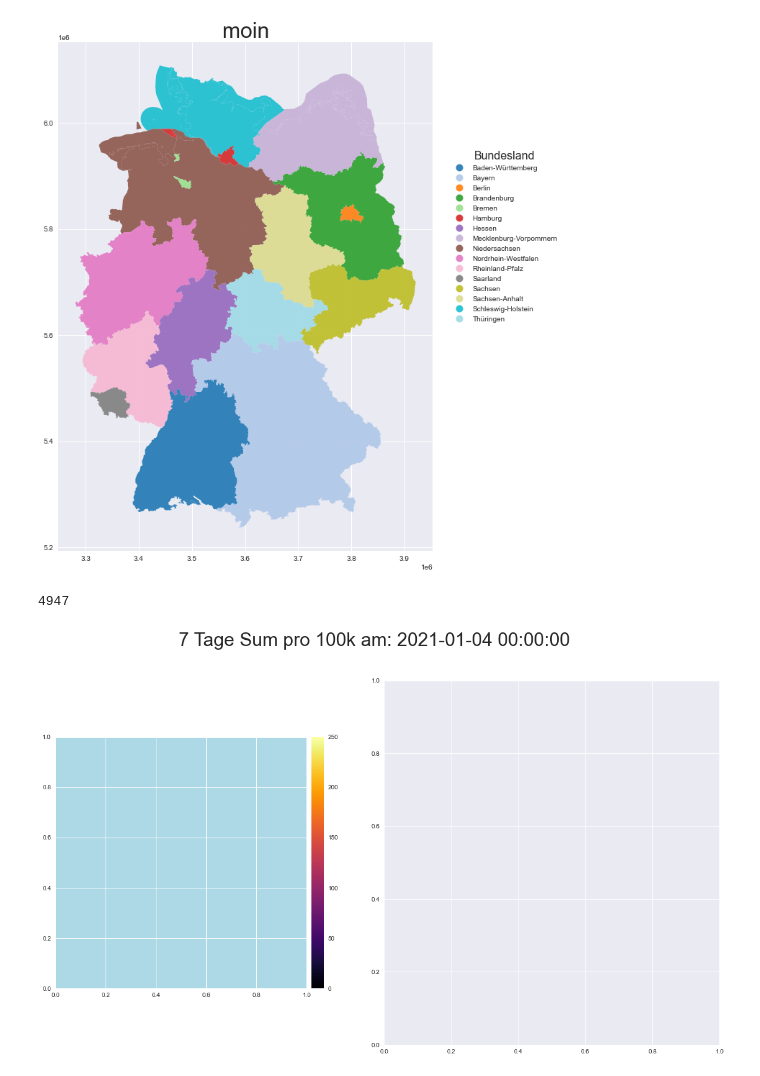
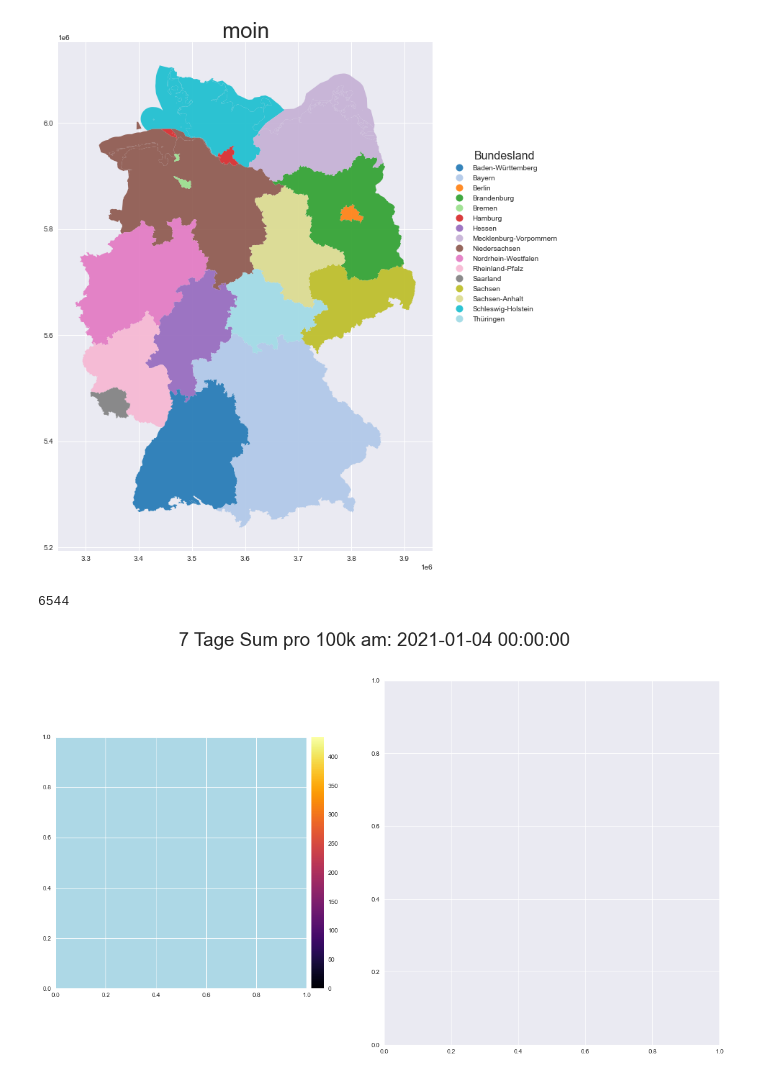
Before and after one commit to Alex-Adam25/python, a Jupyter notebook: map/bko-fix-memory-leak.ipynb, the cells around one changed output. Drawn from its saved outputs; the diff is of its cells as text; code cells hidden in the pictures.

```diff
--- a/map/bko-fix-memory-leak.ipynb
+++ b/map/bko-fix-memory-leak.ipynb
@@ -280,22 +257,22 @@ def save(name="img%03d.png",outname="out",fps=5,delete=True):
 # %%
 #Figur und Axen einmalig erstellen um sie wiederverwenden zu können
 fig, (ax_geo,ax_plt) = plt.subplots(1, 2, gridspec_kw={'width_ratios': [1, 1.25]},figsize=(19.2,10.8))
 divider = make_axes_locatable(ax_geo)
 cax_geo = divider.append_axes("right", size="5%", pad=0.1)
 
 
-tage=15
+tage=10
 datum_list_week,Bundeslaender_week,geoDaten_week,max_faelle_week=gen_geo_Data_week(shape_df,data,tage,scale=True)
 bund_week=np.flip(gen_bund_Data_week(data,tage))
 datum_list_week_flip=np.flip(datum_list_week)
 
 for i in tqdm(range(tage)):
     path=r".\img"+"\\"+f'imgweek{i:03}'+".png"
     draw_geo_Data_week_bund(fig,ax_geo,ax_plt,geoDaten,datum_list_week_flip[i],
-                            vmin=0, vmax=250,path=path,anfang_titel="7 Tage Sum pro 100k am",
+                            vmin=0, vmax=max_faelle_week,path=path,anfang_titel="7 Tage Sum pro 100k am",
                             bund_week=bund_week,index=i)
 save(name="imgweek%03d.png",outname="outweek",fps=7.5,delete=True)
 gc.collect()
 # %% [output]
-4947
+6544
-[figure, old version]
+[figure, new version]
```
Also changed, not shown: parts of 14 cells of this notebook, 26 other files.
